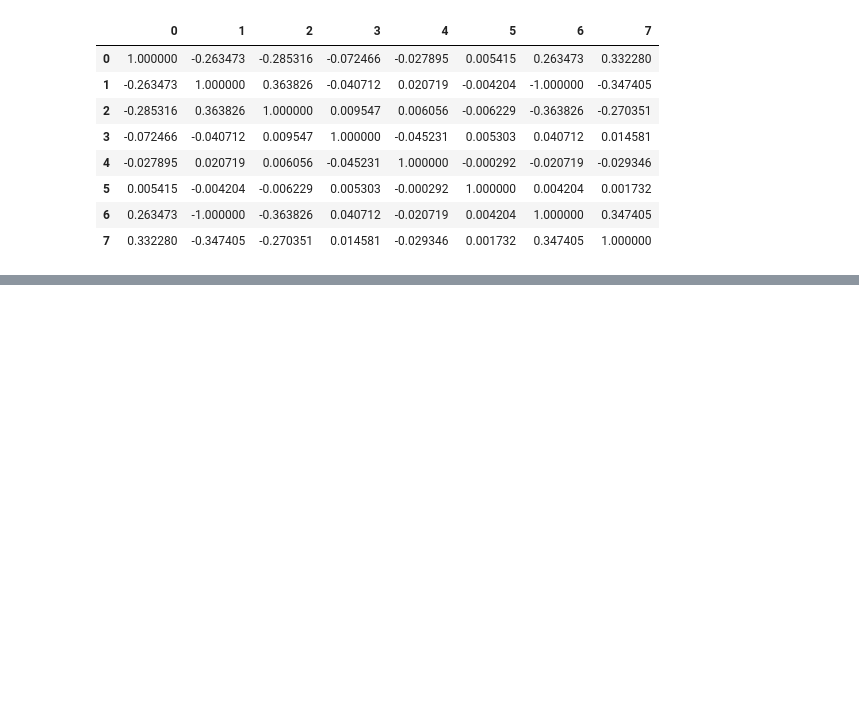
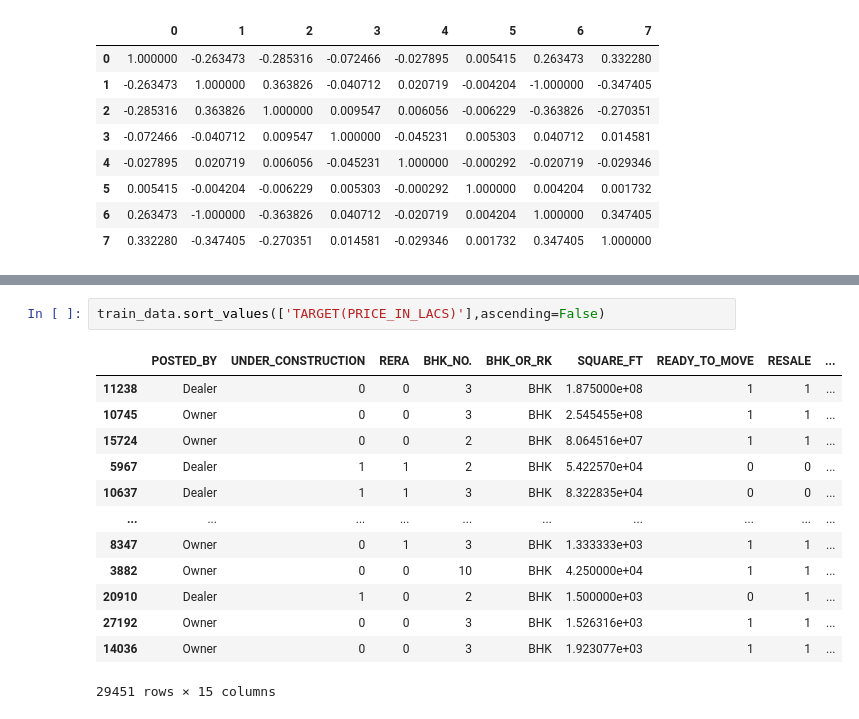
Before and after one commit to ethender/masterssemsterc, a Jupyter notebook: pricesprediction.ipynb, the cells around one changed output, grey strips where cells are left out. Cells and saved outputs as stored; diff of their text form; blank space fills up the shorter version.

```diff
--- a/pricesprediction.ipynb
+++ b/pricesprediction.ipynb
@@ -615,0 +636,16 @@ prepare_data.corr().style.background_gradient(cmap='coolwarm',axis=None).set_pre
+# %%
+train_data.sort_values(['TARGET(PRICE_IN_LACS)'],ascending=False)
+# %% [output]
+|  | POSTED_BY | UNDER_CONSTRUCTION | RERA | BHK_NO. | BHK_OR_RK | SQUARE_FT | READY_TO_MOVE | RESALE | ... |
+| 11238 | Dealer | 0 | 0 | 3 | BHK | 1.875000e+08 | 1 | 1 | ... |
+| 10745 | Owner | 0 | 0 | 3 | BHK | 2.545455e+08 | 1 | 1 | ... |
+| 15724 | Owner | 0 | 0 | 2 | BHK | 8.064516e+07 | 1 | 1 | ... |
+| 5967 | Dealer | 1 | 1 | 2 | BHK | 5.422570e+04 | 0 | 0 | ... |
+| 10637 | Dealer | 1 | 1 | 3 | BHK | 8.322835e+04 | 0 | 0 | ... |
+| ... | ... | ... | ... | ... | ... | ... | ... | ... | ... |
+| 8347 | Owner | 0 | 1 | 3 | BHK | 1.333333e+03 | 1 | 1 | ... |
+| 3882 | Owner | 0 | 0 | 10 | BHK | 4.250000e+04 | 1 | 1 | ... |
+| 20910 | Dealer | 1 | 0 | 2 | BHK | 1.500000e+03 | 0 | 1 | ... |
+| 27192 | Owner | 0 | 0 | 3 | BHK | 1.526316e+03 | 1 | 1 | ... |
+| 14036 | Owner | 0 | 0 | 3 | BHK | 1.923077e+03 | 1 | 1 | ... |
+29451 rows × 15 columns
```
Also changed, not shown: parts of 7 cells of this notebook, 3 other files.
